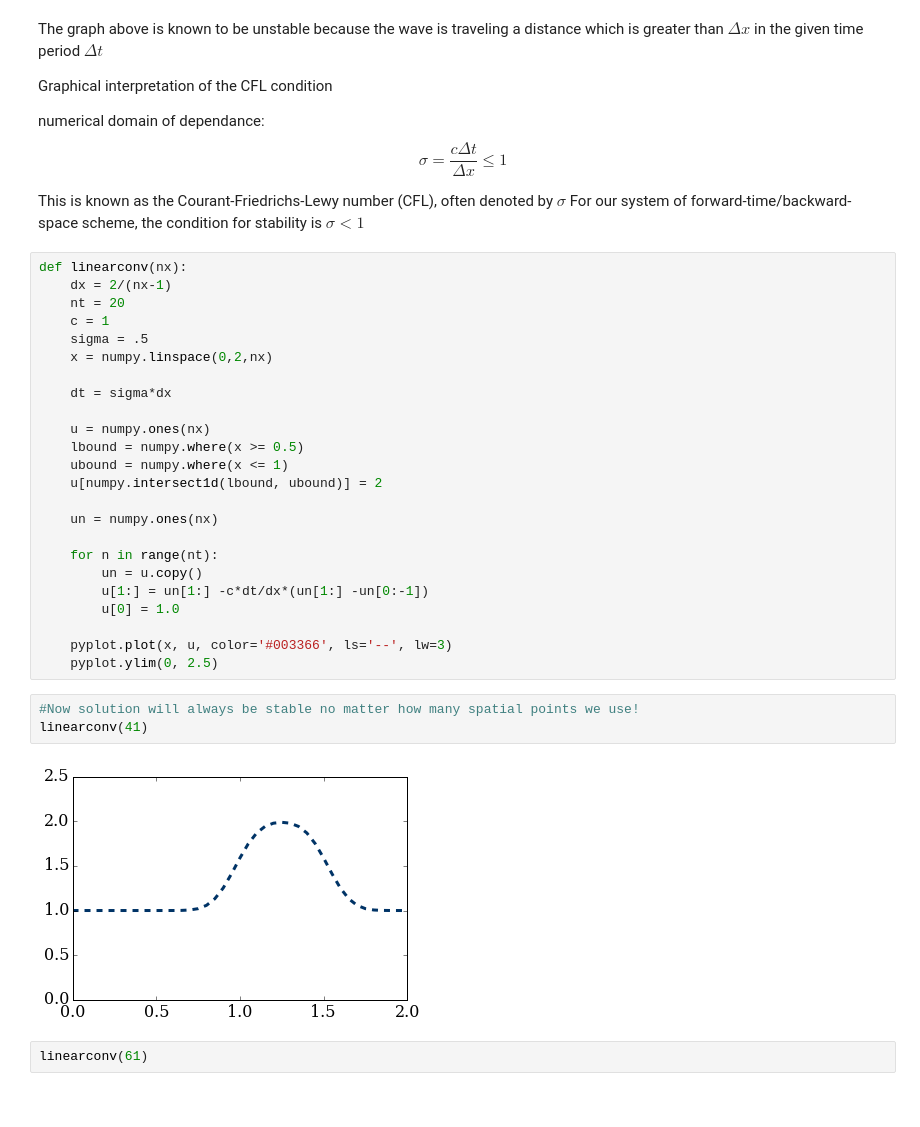
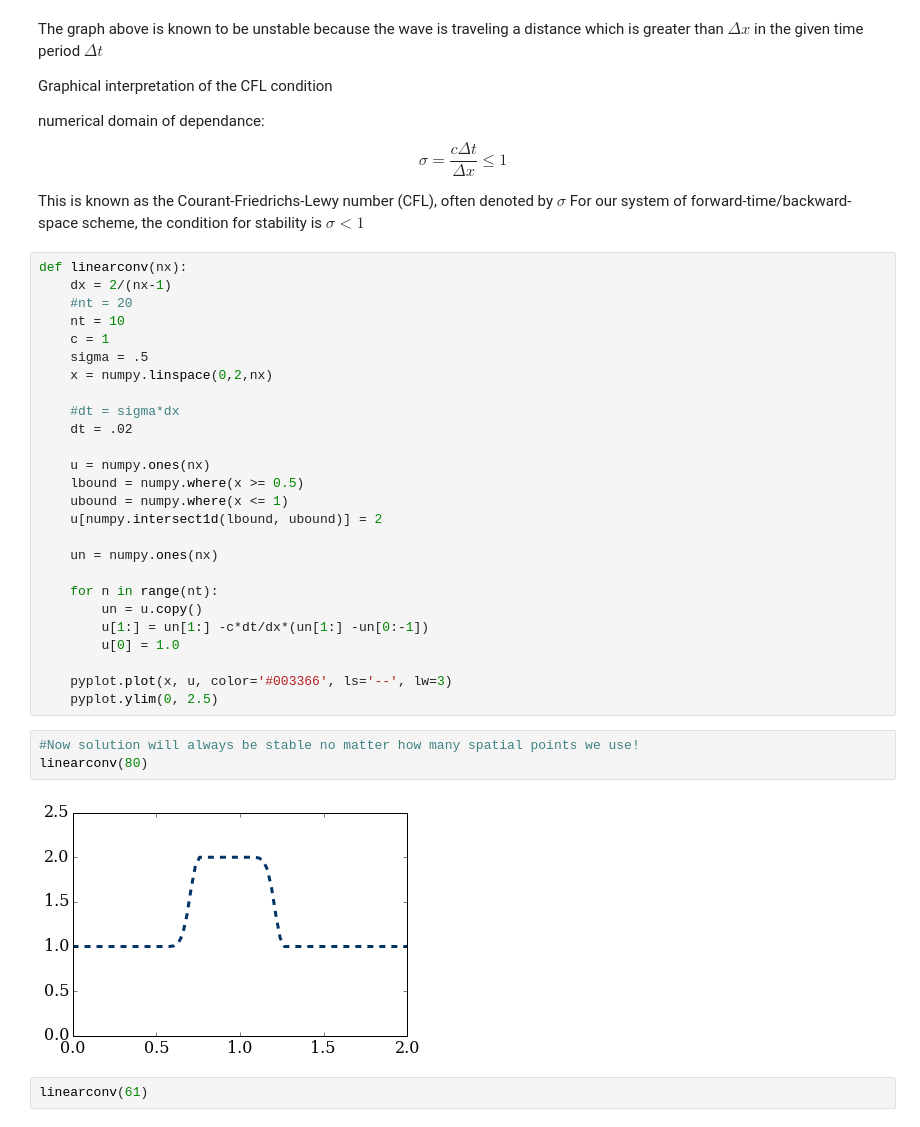
Before and after one commit to cdigangi8/working_dir, a Jupyter notebook: working/Module_2.02.ipynb, the cells around one changed output. Saved outputs shown, nothing was run; the diff lists cells and outputs as text.

```diff
--- a/working/Module_2.02.ipynb
+++ b/working/Module_2.02.ipynb
@@ -66,12 +66,14 @@ This is known as the Courant-Friedrichs-Lewy number (CFL), often denoted by $\si
 # %%
 def linearconv(nx):
     dx = 2/(nx-1)
-    nt = 20
+    #nt = 20
+    nt = 10
     c = 1
     sigma = .5
     x = numpy.linspace(0,2,nx)
 
-    dt = sigma*dx
+    #dt = sigma*dx
+    dt = .02
 
     u = numpy.ones(nx)
     lbound = numpy.where(x >= 0.5)
@@ -89,9 +91,9 @@ def linearconv(nx):
     pyplot.ylim(0, 2.5)
 # %%
 #Now solution will always be stable no matter how many spatial points we use!
-linearconv(41)
+linearconv(80)
 # %% [output]
-[figure, old version]
+[figure, new version]
 # %%
 linearconv(61)
 # %% [output]
```
